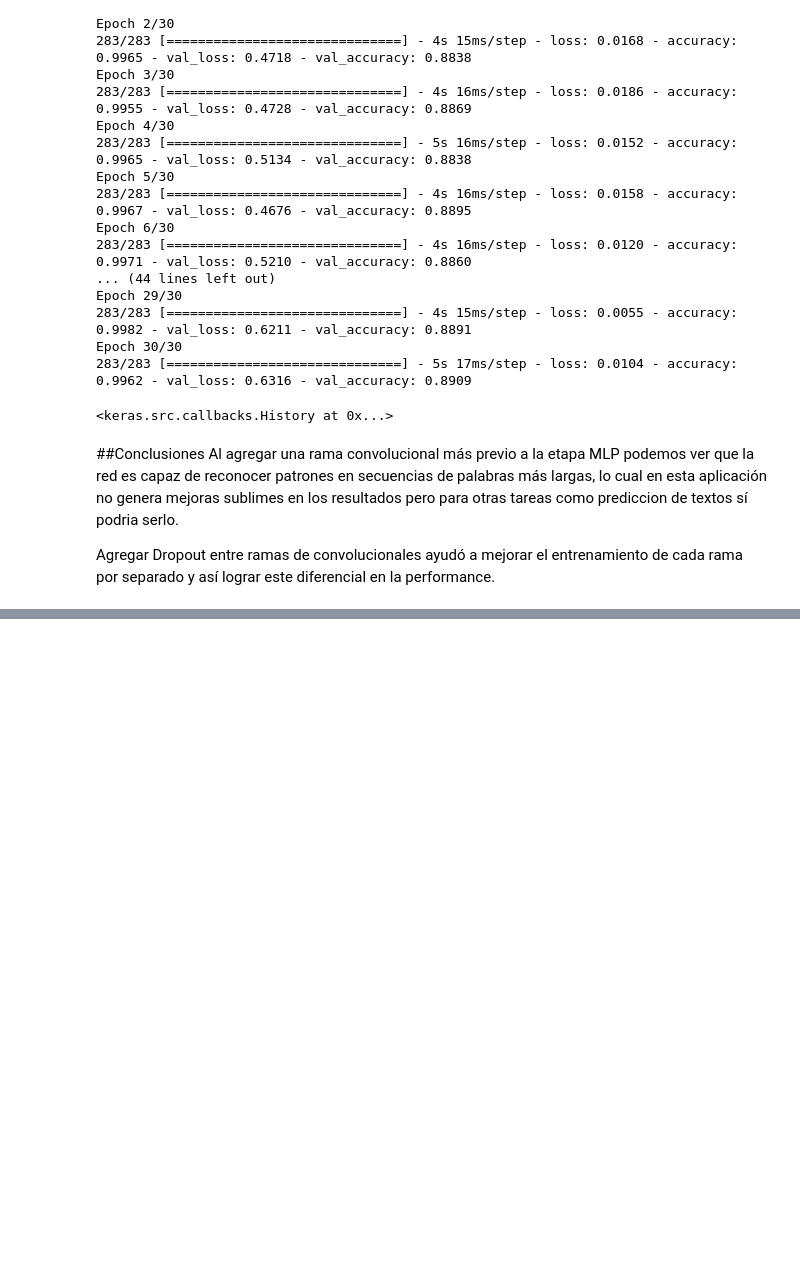
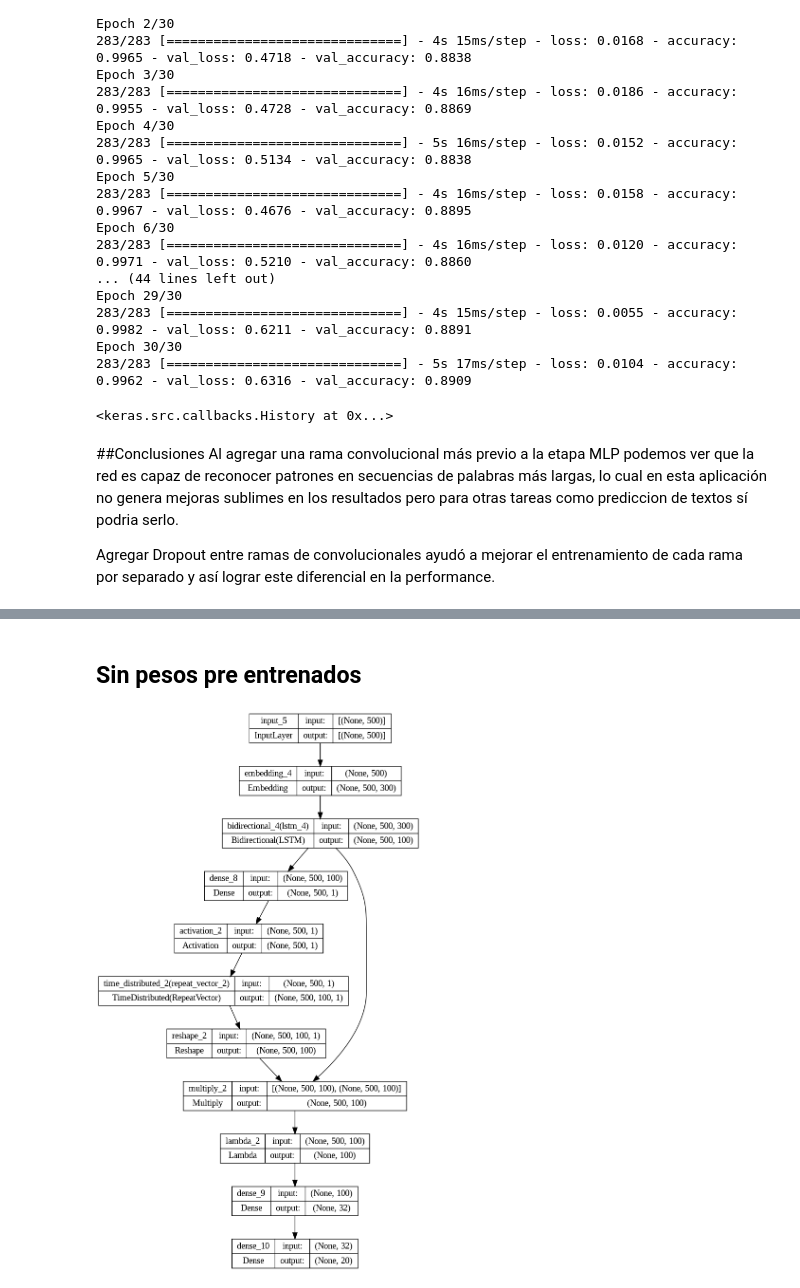
Before and after one commit to FranBasili/RN2-AttentionExercise, a Jupyter notebook: Contextualizadores.ipynb, the cells around one changed output, grey strips where cells are left out. Drawn from its saved outputs; the diff is of its cells as text; code cells hidden in the pictures; blank space fills up the shorter version.

```diff
--- a/Contextualizadores.ipynb
+++ b/Contextualizadores.ipynb
@@ -198,0 +194,28 @@ KeyboardInterrupt: ignored
+# %% [markdown]
+## Sin pesos pre entrenados
+# %%
+nb_words=num_words
+num_filters=64
+input_layer = Input(shape=(max_len,))
+embedding_layer=Embedding(nb_words, embed_dim, input_length=max_len, trainable=True)(input_layer)
+
+lstm_out=Bidirectional(LSTM(value_dim, return_sequences=True, activation="tanh"),merge_mode="sum")(embedding_layer)
+ulog_attention=Dense(1,activation="linear")(lstm_out)
+
+attention=Activation(softMaxOverTime)(ulog_attention)
+repeated_attention=TimeDistributed(RepeatVector(value_dim))(attention)
+repeated_attention=Reshape([max_len,value_dim])(repeated_attention)
+
+weighted_embeddings=Multiply()([repeated_attention,lstm_out])
+embedding_sum = Lambda(lambda x: K.sum(x, axis=1))(weighted_embeddings)
+
+dense1=Dense(32, activation='relu')(embedding_sum)
+dense2=Dense(20, activation='softmax')(dense1)
+
+model=Model(input_layer , dense2)
+adam = optimizers.legacy.Adam(lr=0.001, beta_1=0.9, beta_2=0.999, epsilon=1e-08, decay=0.0)
+model.compile(loss='sparse_categorical_crossentropy', optimizer=adam, metrics=['accuracy'])
+# %%
+plot_model(model, "Bidir.png", show_shapes=True)
+# %% [output]
+[figure, added]
```
Also changed, not shown: parts of 15 cells of this notebook.
